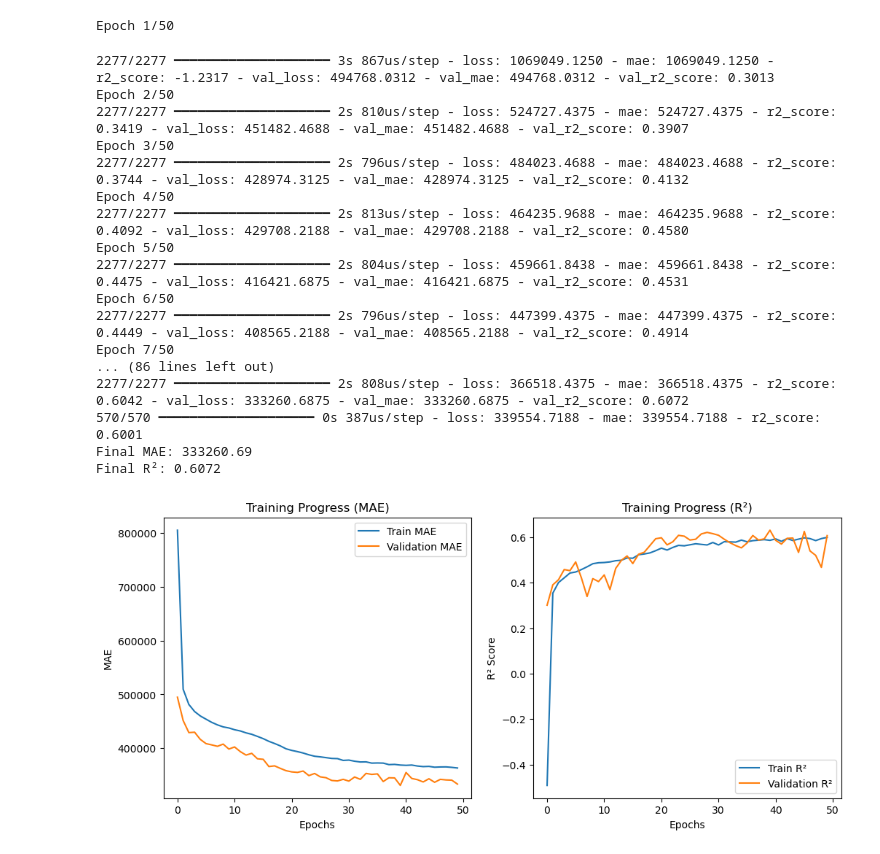
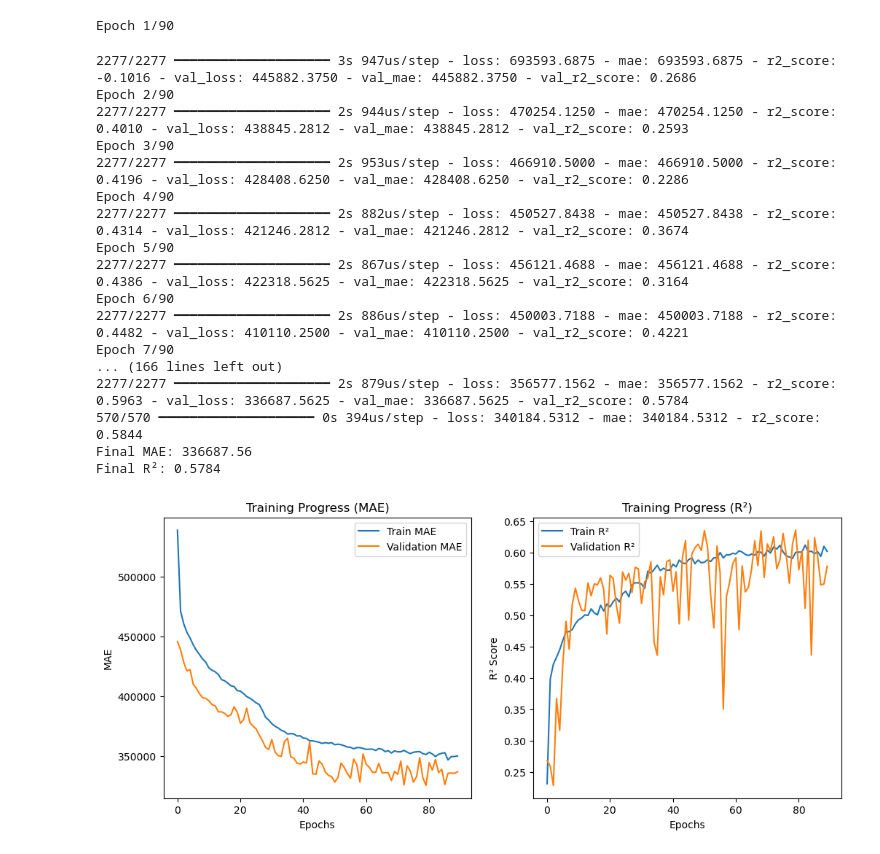
Before and after one commit to bbousquette1/IDX-Exchange-DS16-Winter2025, a Jupyter notebook: Claire_ML.ipynb, the cells around one changed output. Drawn from its saved outputs; the diff is of its cells as text; code cells hidden in the pictures.

Commit message:
slightly improved model

```diff
--- a/Claire_ML.ipynb
+++ b/Claire_ML.ipynb
@@ -12,8 +10,17 @@ df = df.iloc[:, 1:]
+# %%
+zip_path = 'totalData_zestimate.csv.zip'
+
+with zipfile.ZipFile(zip_path, 'r') as z:
+    with z.open("totalData_zestimate.csv") as f:  # Change "yourfile.csv" to the actual filename
+        df = pd.read_csv(f)
+
+df = df.iloc[:, 1:]
 # %%
 columns = ['PostalCode', 'PoolPrivateYN', 'ViewYN', 'DaysOnMarket', 'BedroomsTotal',
             'BathroomsTotalInteger', 'YearBuilt', 'LivingArea',  'AttachedGarageYN',
             'ElementarySchool', 'ElementarySchoolDistrict', 'MiddleOrJuniorSchool', 'MiddleOrJuniorSchoolDistrict',
-            'HighSchool', 'HighSchoolDistrict', 'ClosePrice']
+            'HighSchool', 'HighSchoolDistrict', 'ClosePrice', 'June', 'July', 'August', 'September',
+            'October', 'November', 'December', 'January']
 df = df[columns]
 # %%
 df.isna().sum()
@@ -44,6 +51,10 @@ def fill_missing(df):
     output = df.copy()
     def mean_impute_numerical(col):
         return col.fillna(col.mean())
+
+    def median_impute(col):
+        median = col.median()
+        return col.fillna(median)
 
     # impute these values based on the mean value of postal code
     for col in ['BathroomsTotalInteger', 'YearBuilt', 'LivingArea']:
@@ -67,6 +78,11 @@ def fill_missing(df):
     for col in ['PoolPrivateYN', 'ViewYN', 'AttachedGarageYN']:
         output[col] = mean_impute_TF(output[col])
 
+    # fill in missing values for monthly zestimates with median
+    for col in ['June', 'July', 'August', 'September', 'October',
+                'November', 'December', 'January']:
+        output[col] = median_impute(output[col])
+
     output = output.dropna(subset=['ClosePrice']) # drop where ClosePrice is missing
 
     return output
@@ -116,7 +133,7 @@ from tensorflow.keras.models import Sequential
 features = [
     "PoolPrivateYN", "ViewYN", "DaysOnMarket", "BedroomsTotal",
     "BathroomsTotalInteger", "YearBuilt", "LivingArea",
-    "AttachedGarageYN", "total_schools", 'PostalCode'
+    "AttachedGarageYN", "total_schools", 'PostalCode', 'June'
 ]
 
 
@@ -170,14 +188,16 @@ def r2_score(y_true, y_pred):
 # %%
 model = Sequential([
     Dense(16, activation='relu', input_shape=(X_train.shape[1],)),
+    Dense(16, activation='relu'),
     Dense(32, activation='relu'),
+    BatchNormalization(),
+    Dense(64, activation=swish),
+    Dropout(0.2),
     Dense(64, activation='relu'),
-    Dense(128),
+    Dense(128, activation='relu'),
+    Dense(64, activation='relu'),
     LeakyReLU(alpha=0.1),
-    BatchNormalization(),
-    BatchNormalization(),  # Stabilizes training
-    Dropout(0.2),  # Reduces overfitting
-    Dense(32, activation='relu'),
+    Dense(32, activation=swish),
     Dense(16, activation='relu'),
     Dense(1)  # No activation for regression
 ])
@@ -187,50 +207,50 @@ optimizer = Adam(learning_rate=0.001)
 model.compile(optimizer=optimizer, loss='mae', metrics=['mae', r2_score])
 
 # Train model
-history = model.fit(X_train, y_train, validation_data=(X_test, y_test), epochs=50, batch_size=32, verbose=1)
+history = model.fit(X_train, y_train, validation_data=(X_test, y_test), epochs=90, batch_size=32, verbose=1)
 
 # Evaluate
 loss, mae, r2 = model.evaluate(X_test, y_test)
 print(f"Final MAE: {mae:.2f}")
 print(f"Final R²: {r2:.4f}")
 
 # Plot MAE & R²
 plt.figure(figsize=(12, 5))
 
 plt.subplot(1, 2, 1)
 plt.plot(history.history['mae'], label='Train MAE')
 plt.plot(history.history['val_mae'], label='Validation MAE')
 plt.xlabel('Epochs')
 plt.ylabel('MAE')
 plt.legend()
 plt.title('Training Progress (MAE)')
 
 plt.subplot(1, 2, 2)
 plt.plot(history.history['r2_score'], label='Train R²')
 plt.plot(history.history['val_r2_score'], label='Validation R²')
 plt.xlabel('Epochs')
 plt.ylabel('R² Score')
 plt.legend()
 plt.title('Training Progress (R²)')
 
 plt.show()
 # %% [output]
-Epoch 1/50
+Epoch 1/90
-2277/2277 ━━━━━━━━━━━━━━━━━━━━ 3s 867us/step - loss: 1069049.1250 - mae: 1069049.1250 - r2_score: -1.2317 - val_loss: 494768.0312 - val_mae: 494768.0312 - val_r2_score: 0.3013
-Epoch 2/50
-2277/2277 ━━━━━━━━━━━━━━━━━━━━ 2s 810us/step - loss: 524727.4375 - mae: 524727.4375 - r2_score: 0.3419 - val_loss: 451482.4688 - val_mae: 451482.4688 - val_r2_score: 0.3907
-Epoch 3/50
-2277/2277 ━━━━━━━━━━━━━━━━━━━━ 2s 796us/step - loss: 484023.4688 - mae: 484023.4688 - r2_score: 0.3744 - val_loss: 428974.3125 - val_mae: 428974.3125 - val_r2_score: 0.4132
-Epoch 4/50
-2277/2277 ━━━━━━━━━━━━━━━━━━━━ 2s 813us/step - loss: 464235.9688 - mae: 464235.9688 - r2_score: 0.4092 - val_loss: 429708.2188 - val_mae: 429708.2188 - val_r2_score: 0.4580
-Epoch 5/50
-2277/2277 ━━━━━━━━━━━━━━━━━━━━ 2s 804us/step - loss: 459661.8438 - mae: 459661.8438 - r2_score: 0.4475 - val_loss: 416421.6875 - val_mae: 416421.6875 - val_r2_score: 0.4531
-Epoch 6/50
-2277/2277 ━━━━━━━━━━━━━━━━━━━━ 2s 796us/step - loss: 447399.4375 - mae: 447399.4375 - r2_score: 0.4449 - val_loss: 408565.2188 - val_mae: 408565.2188 - val_r2_score: 0.4914
-Epoch 7/50
-... (86 lines left out)
-2277/2277 ━━━━━━━━━━━━━━━━━━━━ 2s 808us/step - loss: 366518.4375 - mae: 366518.4375 - r2_score: 0.6042 - val_loss: 333260.6875 - val_mae: 333260.6875 - val_r2_score: 0.6072
-570/570 ━━━━━━━━━━━━━━━━━━━━ 0s 387us/step - loss: 339554.7188 - mae: 339554.7188 - r2_score: 0.6001
-Final MAE: 333260.69
-Final R²: 0.6072
+2277/2277 ━━━━━━━━━━━━━━━━━━━━ 3s 947us/step - loss: 693593.6875 - mae: 693593.6875 - r2_score: -0.1016 - val_loss: 445882.3750 - val_mae: 445882.3750 - val_r2_score: 0.2686
+Epoch 2/90
+2277/2277 ━━━━━━━━━━━━━━━━━━━━ 2s 944us/step - loss: 470254.1250 - mae: 470254.1250 - r2_score: 0.4010 - val_loss: 438845.2812 - val_mae: 438845.2812 - val_r2_score: 0.2593
+Epoch 3/90
+2277/2277 ━━━━━━━━━━━━━━━━━━━━ 2s 953us/step - loss: 466910.5000 - mae: 466910.5000 - r2_score: 0.4196 - val_loss: 428408.6250 - val_mae: 428408.6250 - val_r2_score: 0.2286
+Epoch 4/90
+2277/2277 ━━━━━━━━━━━━━━━━━━━━ 2s 882us/step - loss: 450527.8438 - mae: 450527.8438 - r2_score: 0.4314 - val_loss: 421246.2812 - val_mae: 421246.2812 - val_r2_score: 0.3674
+Epoch 5/90
+2277/2277 ━━━━━━━━━━━━━━━━━━━━ 2s 867us/step - loss: 456121.4688 - mae: 456121.4688 - r2_score: 0.4386 - val_loss: 422318.5625 - val_mae: 422318.5625 - val_r2_score: 0.3164
+Epoch 6/90
+2277/2277 ━━━━━━━━━━━━━━━━━━━━ 2s 886us/step - loss: 450003.7188 - mae: 450003.7188 - r2_score: 0.4482 - val_loss: 410110.2500 - val_mae: 410110.2500 - val_r2_score: 0.4221
+Epoch 7/90
+... (166 lines left out)
+2277/2277 ━━━━━━━━━━━━━━━━━━━━ 2s 879us/step - loss: 356577.1562 - mae: 356577.1562 - r2_score: 0.5963 - val_loss: 336687.5625 - val_mae: 336687.5625 - val_r2_score: 0.5784
+570/570 ━━━━━━━━━━━━━━━━━━━━ 0s 394us/step - loss: 340184.5312 - mae: 340184.5312 - r2_score: 0.5844
+Final MAE: 336687.56
+Final R²: 0.5784
-[figure, old version]
+[figure, new version]
```
Also changed, not shown: parts of 7 cells of this notebook.
